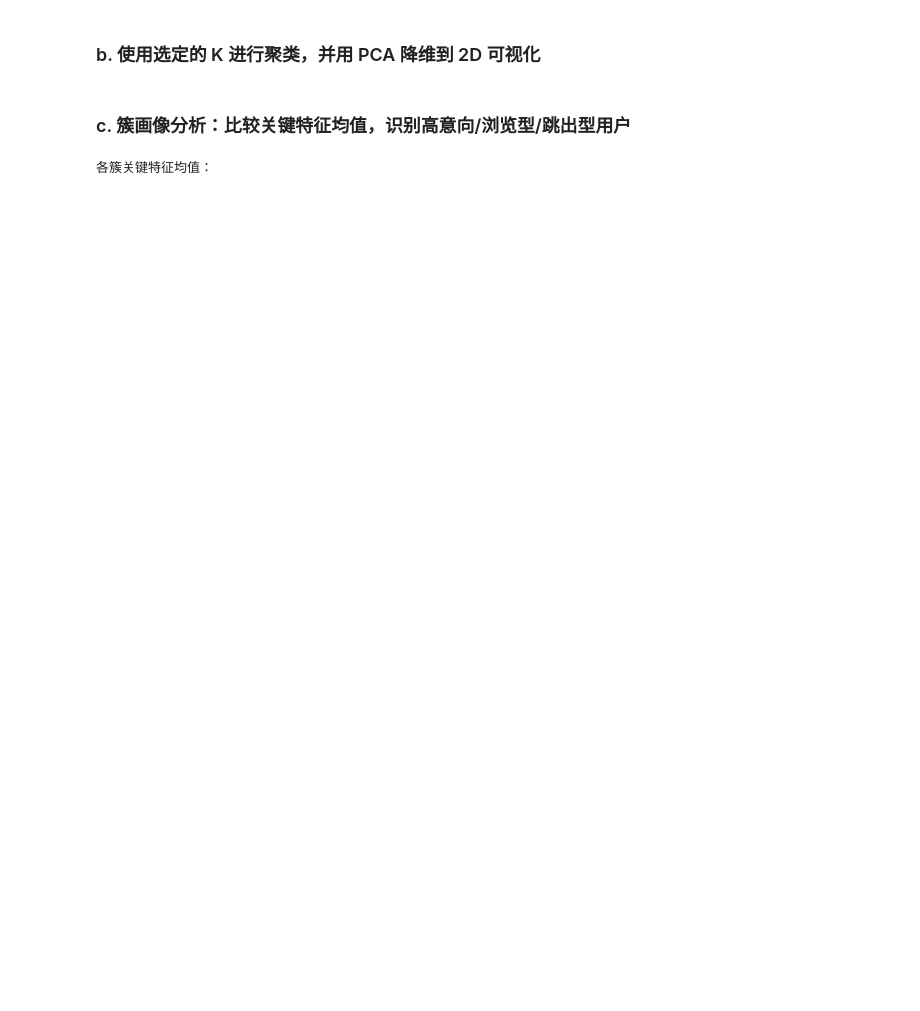
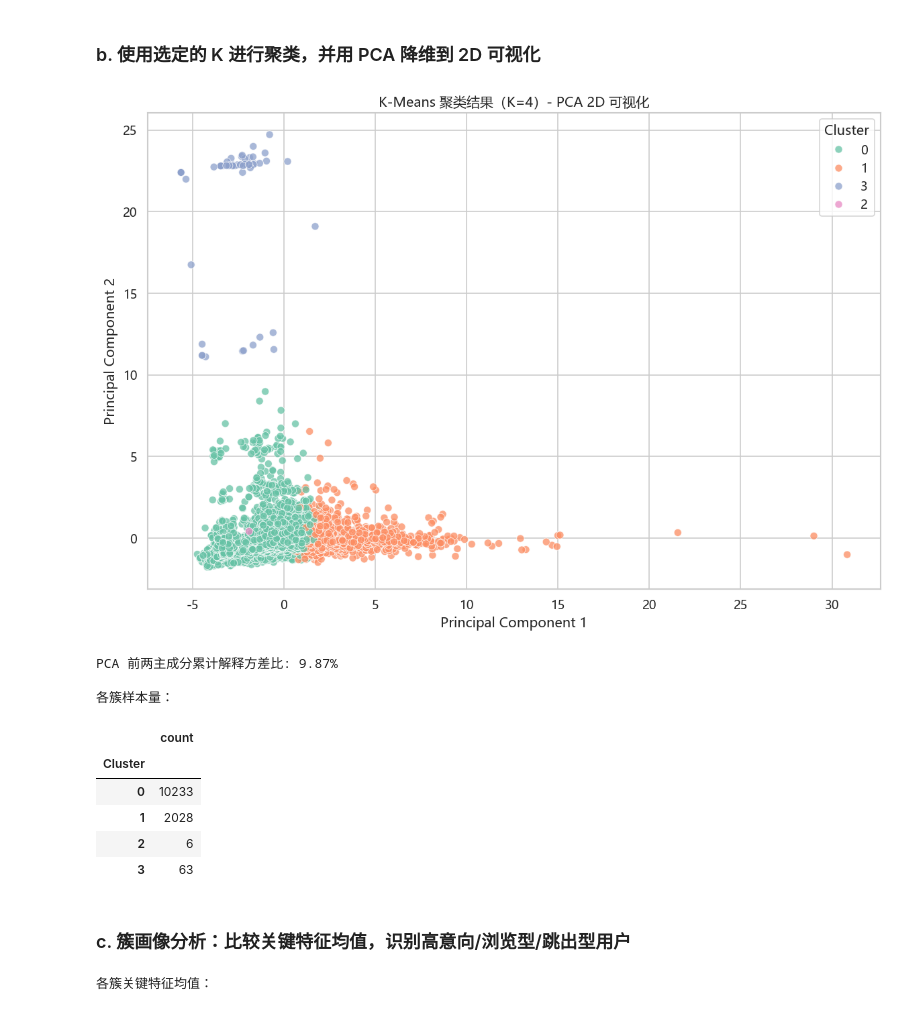
Before and after one commit to james0769-cmd/Online-Shoppers-Intention-Analysis, a Jupyter notebook: Online Shoppers Intention Analysis.ipynb, the cells around one changed output. Saved outputs shown, nothing was run; the diff lists cells and outputs as text; code cells hidden in the pictures; blank space fills up the shorter version.

```diff
--- a/Online Shoppers Intention Analysis.ipynb
+++ b/Online Shoppers Intention Analysis.ipynb
@@ -458,7 +478,7 @@ K 值评估抽样样本量: 5000
 # %% [markdown]
 ### b. 使用选定的 K 进行聚类，并用 PCA 降维到 2D 可视化
 # %%
-kmeans_final = KMeans(n_clusters=selected_k, random_state=42, n_init=20)
+kmeans_final = KMeans(n_clusters=selected_k, random_state=CONFIG["RANDOM_SEED"], n_init=20)
 # 只在训练集上 fit，杜绝测试集信息渗入簇中心
 kmeans_final.fit(X_train_scaled)
 
@@ -473,35 +493,46 @@ cluster_labels = pd.Series(
 profile_df = df.copy()
 profile_df["Cluster"] = cluster_labels
 
-pca = PCA(n_components=2, random_state=42)
+pca = PCA(n_components=2, random_state=CONFIG["RANDOM_SEED"])
 X_pca_2d = pca.fit_transform(X_cluster_scaled)
 explained = pca.explained_variance_ratio_.sum()
 
 plot_df = pd.DataFrame(X_pca_2d, columns=["PC1", "PC2"], index=X_cluster_scaled.index)
 plot_df["Cluster"] = cluster_labels.astype(str)
 plot_df["Revenue"] = y.astype(int).map({0: "No", 1: "Yes"})
 
 plt.figure(figsize=(10, 7))
 sns.scatterplot(
     data=plot_df,
     x="PC1",
     y="PC2",
     hue="Cluster",
     palette="Set2",
     alpha=0.75,
     s=45
 )
 plt.title(f"K-Means 聚类结果（K={selected_k}）- PCA 2D 可视化")
 plt.xlabel("Principal Component 1")
 plt.ylabel("Principal Component 2")
 plt.legend(title="Cluster")
 plt.tight_layout()
 plt.show()
 
 print(f"PCA 前两主成分累计解释方差比: {explained:.2%}")
 print("\n各簇样本量：")
 cluster_size = profile_df["Cluster"].value_counts().sort_index().to_frame(name="count")
 display(cluster_size)
+# %% [output]
+[figure, added]
+PCA 前两主成分累计解释方差比: 9.87%
+
+各簇样本量：
+|  | count |
+| Cluster |  |
+| 0 | 10233 |
+| 1 | 2028 |
+| 2 | 6 |
+| 3 | 63 |
 # %% [markdown]
 ### c. 簇画像分析：比较关键特征均值，识别高意向/浏览型/跳出型用户
 # %%
```
Also changed, not shown: parts of 23 cells of this notebook.
